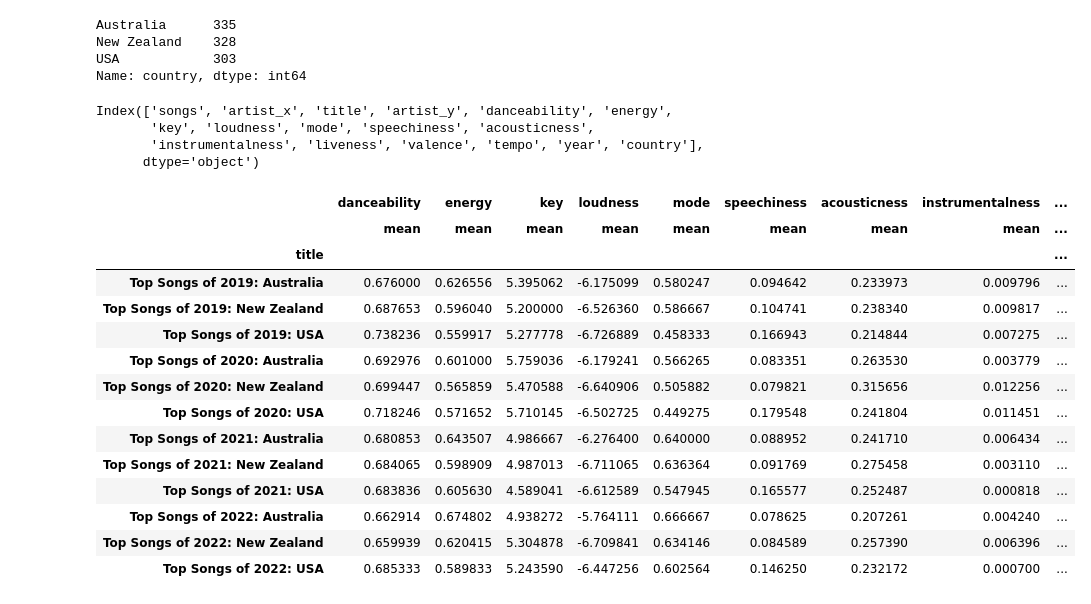
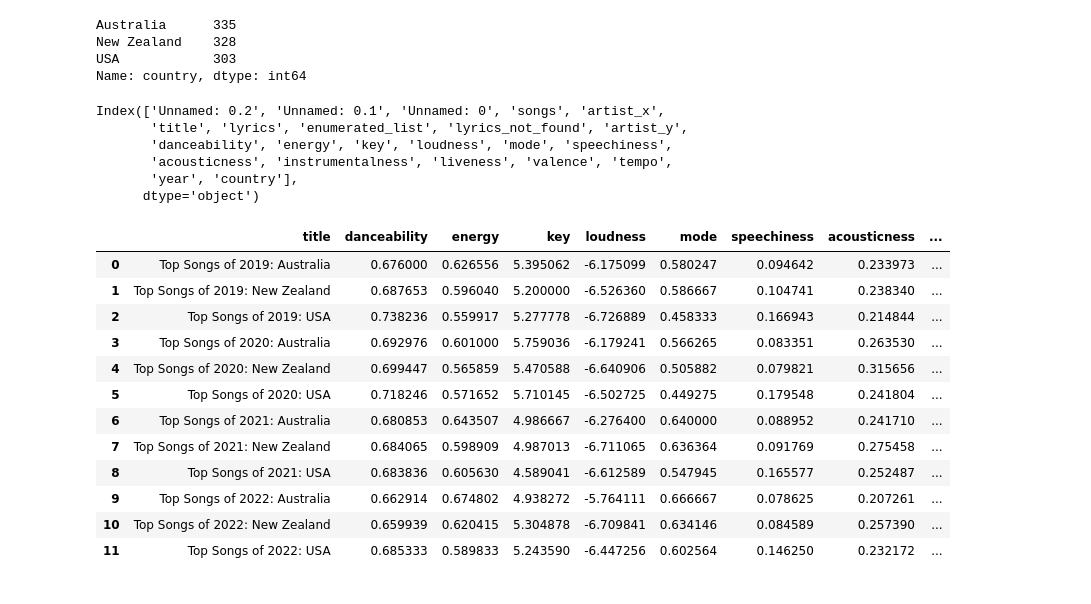
Before and after one commit to danidlsa/Final-Project-TM, a Jupyter notebook: Descriptive analysis.ipynb, the cells around one changed output. Cells and saved outputs as stored; diff of their text form; code cells hidden in the pictures.

Commit message:
full dataset: lyrics + covariates

```diff
--- a/Descriptive analysis.ipynb
+++ b/Descriptive analysis.ipynb
@@ -49,7 +51,7 @@ df_songs.head()
 | 3 | 7 | 7 | 7 | Suge | DaBaby | Top Songs of 2019: USA | Suge Lyrics\nPooh, you a fool for... | [] | ... |
 | 4 | 8 | 8 | 8 | 7 rings | Ariana Grande | Top Songs of 2019: USA | TranslationsTürkçeEspañolRomânăPo... | [] | ... |
 # %%
-df_songs = df_songs[["songs", "artist", "title"]]
+#df_songs = df_songs[["songs", "artist", "title"]]
 # %%
 df_songs.shape
 # %% [output]
@@ -85,9 +88,11 @@ Name: country, dtype: int64
 # %%
 df_full.columns
 # %% [output]
-Index(['songs', 'artist_x', 'title', 'artist_y', 'danceability', 'energy',
-       'key', 'loudness', 'mode', 'speechiness', 'acousticness',
-       'instrumentalness', 'liveness', 'valence', 'tempo', 'year', 'country'],
+Index(['Unnamed: 0.2', 'Unnamed: 0.1', 'Unnamed: 0', 'songs', 'artist_x',
+       'title', 'lyrics', 'enumerated_list', 'lyrics_not_found', 'artist_y',
+       'danceability', 'energy', 'key', 'loudness', 'mode', 'speechiness',
+       'acousticness', 'instrumentalness', 'liveness', 'valence', 'tempo',
+       'year', 'country'],
       dtype='object')
 # %%
 df_grouped = (
@@ -97,20 +102,19 @@ df_grouped = (
     .agg(['mean'])
 )
 # %%
+df_grouped = df_grouped.droplevel(axis=1, level=1).reset_index()
 df_grouped
 # %% [output]
-|  | danceability | energy | key | loudness | mode | speechiness | acousticness | instrumentalness | ... |
-|  | mean | mean | mean | mean | mean | mean | mean | mean | ... |
-| title |  |  |  |  |  |  |  |  | ... |
-| Top Songs of 2019: Australia | 0.676000 | 0.626556 | 5.395062 | -6.175099 | 0.580247 | 0.094642 | 0.233973 | 0.009796 | ... |
-| Top Songs of 2019: New Zealand | 0.687653 | 0.596040 | 5.200000 | -6.526360 | 0.586667 | 0.104741 | 0.238340 | 0.009817 | ... |
-| Top Songs of 2019: USA | 0.738236 | 0.559917 | 5.277778 | -6.726889 | 0.458333 | 0.166943 | 0.214844 | 0.007275 | ... |
-| Top Songs of 2020: Australia | 0.692976 | 0.601000 | 5.759036 | -6.179241 | 0.566265 | 0.083351 | 0.263530 | 0.003779 | ... |
-| Top Songs of 2020: New Zealand | 0.699447 | 0.565859 | 5.470588 | -6.640906 | 0.505882 | 0.079821 | 0.315656 | 0.012256 | ... |
-| Top Songs of 2020: USA | 0.718246 | 0.571652 | 5.710145 | -6.502725 | 0.449275 | 0.179548 | 0.241804 | 0.011451 | ... |
-| Top Songs of 2021: Australia | 0.680853 | 0.643507 | 4.986667 | -6.276400 | 0.640000 | 0.088952 | 0.241710 | 0.006434 | ... |
-| Top Songs of 2021: New Zealand | 0.684065 | 0.598909 | 4.987013 | -6.711065 | 0.636364 | 0.091769 | 0.275458 | 0.003110 | ... |
-| Top Songs of 2021: USA | 0.683836 | 0.605630 | 4.589041 | -6.612589 | 0.547945 | 0.165577 | 0.252487 | 0.000818 | ... |
-| Top Songs of 2022: Australia | 0.662914 | 0.674802 | 4.938272 | -5.764111 | 0.666667 | 0.078625 | 0.207261 | 0.004240 | ... |
-| Top Songs of 2022: New Zealand | 0.659939 | 0.620415 | 5.304878 | -6.709841 | 0.634146 | 0.084589 | 0.257390 | 0.006396 | ... |
-| Top Songs of 2022: USA | 0.685333 | 0.589833 | 5.243590 | -6.447256 | 0.602564 | 0.146250 | 0.232172 | 0.000700 | ... |
+|  | title | danceability | energy | key | loudness | mode | speechiness | acousticness | ... |
+| 0 | Top Songs of 2019: Australia | 0.676000 | 0.626556 | 5.395062 | -6.175099 | 0.580247 | 0.094642 | 0.233973 | ... |
+| 1 | Top Songs of 2019: New Zealand | 0.687653 | 0.596040 | 5.200000 | -6.526360 | 0.586667 | 0.104741 | 0.238340 | ... |
+| 2 | Top Songs of 2019: USA | 0.738236 | 0.559917 | 5.277778 | -6.726889 | 0.458333 | 0.166943 | 0.214844 | ... |
+| 3 | Top Songs of 2020: Australia | 0.692976 | 0.601000 | 5.759036 | -6.179241 | 0.566265 | 0.083351 | 0.263530 | ... |
+| 4 | Top Songs of 2020: New Zealand | 0.699447 | 0.565859 | 5.470588 | -6.640906 | 0.505882 | 0.079821 | 0.315656 | ... |
+| 5 | Top Songs of 2020: USA | 0.718246 | 0.571652 | 5.710145 | -6.502725 | 0.449275 | 0.179548 | 0.241804 | ... |
+| 6 | Top Songs of 2021: Australia | 0.680853 | 0.643507 | 4.986667 | -6.276400 | 0.640000 | 0.088952 | 0.241710 | ... |
+| 7 | Top Songs of 2021: New Zealand | 0.684065 | 0.598909 | 4.987013 | -6.711065 | 0.636364 | 0.091769 | 0.275458 | ... |
+| 8 | Top Songs of 2021: USA | 0.683836 | 0.605630 | 4.589041 | -6.612589 | 0.547945 | 0.165577 | 0.252487 | ... |
+| 9 | Top Songs of 2022: Australia | 0.662914 | 0.674802 | 4.938272 | -5.764111 | 0.666667 | 0.078625 | 0.207261 | ... |
+| 10 | Top Songs of 2022: New Zealand | 0.659939 | 0.620415 | 5.304878 | -6.709841 | 0.634146 | 0.084589 | 0.257390 | ... |
+| 11 | Top Songs of 2022: USA | 0.685333 | 0.589833 | 5.243590 | -6.447256 | 0.602564 | 0.146250 | 0.232172 | ... |
```
Also changed, not shown: parts of 8 cells of this notebook, 3 other files.
